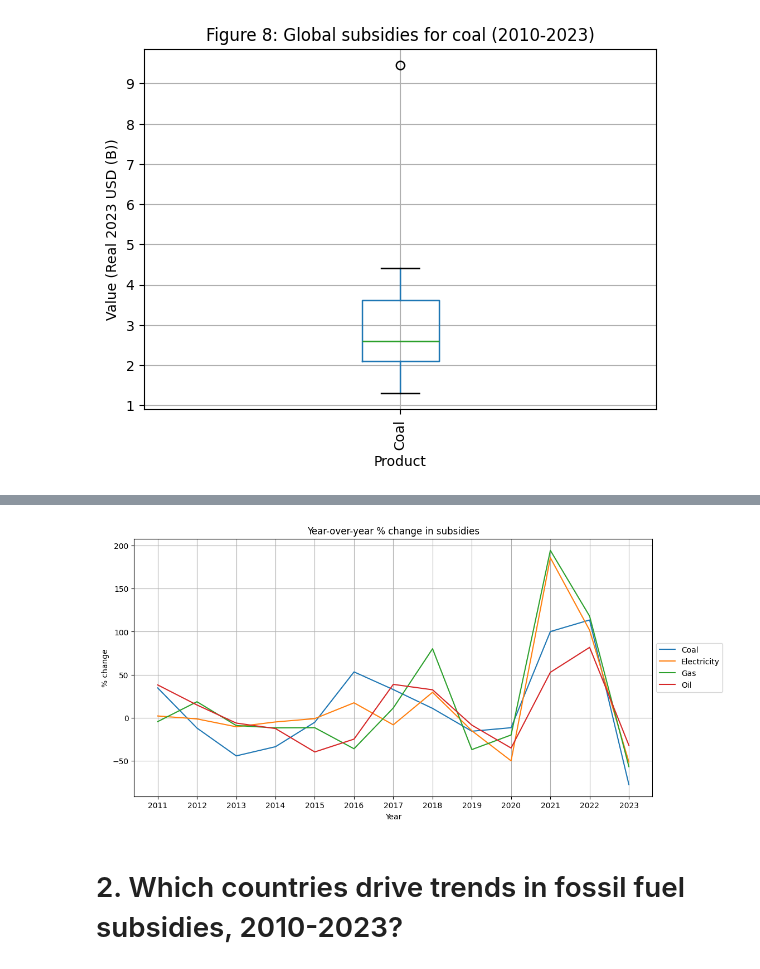
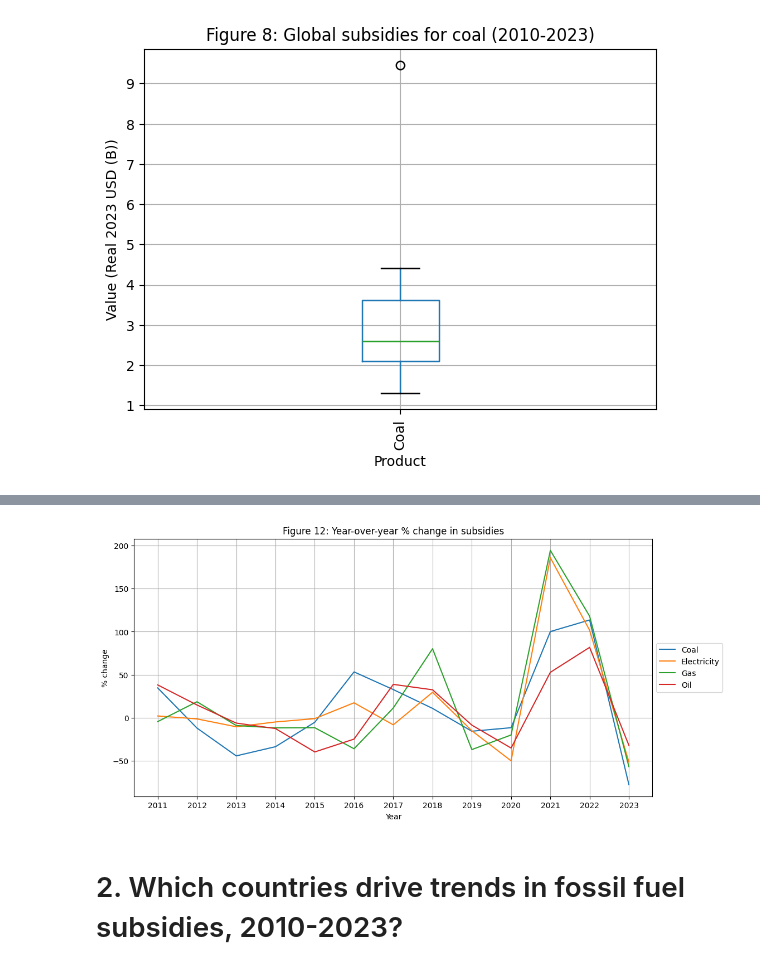
Before and after one commit to reb-scho/subsidies, a Jupyter notebook: subsidies.ipynb, the cells around one changed output, grey strips where cells are left out. Saved outputs shown, nothing was run; the diff lists cells and outputs as text; code cells hidden in the pictures.

```diff
--- a/subsidies.ipynb
+++ b/subsidies.ipynb
@@ -197,7 +197,7 @@ plt.show()
 # %% [output]
 [figure]
 # %%
-n = 7
+n = 8
 
 country_product_df[country_product_df["Product"] == "Coal"]["Value (B USD)"].describe()
 
@@ -222,21 +222,21 @@ for prod in country_product_df["Product"].unique():
 # %%
 df_sorted = global_product_df.sort_values(["Product","Year"])
 df_sorted["% change"] = df_sorted.groupby("Product")["Value (B USD)"].pct_change() * 100
 
 plt.figure(figsize=(12,6))
 
 for prod in df_sorted["Product"].unique():
   plot_df = df_sorted[df_sorted["Product"] == prod]
   plt.plot(plot_df["Year"], plot_df["% change"], label = prod)
 
 plt.xlabel("Year")
 plt.ylabel("% change")
-plt.title("Year-over-year % change in subsidies")
+plt.title("Figure 12: Year-over-year % change in subsidies")
 plt.grid()
 plt.legend(loc='center left', bbox_to_anchor=(1, 0.5))
 plt.show()
 # %% [output]
-[figure, old version]
+[figure, new version]
 # %% [markdown]
 # 2. Which countries drive trends in fossil fuel subsidies, 2010-2023?
 # %%
```
Also changed, not shown: parts of 5 cells of this notebook.
